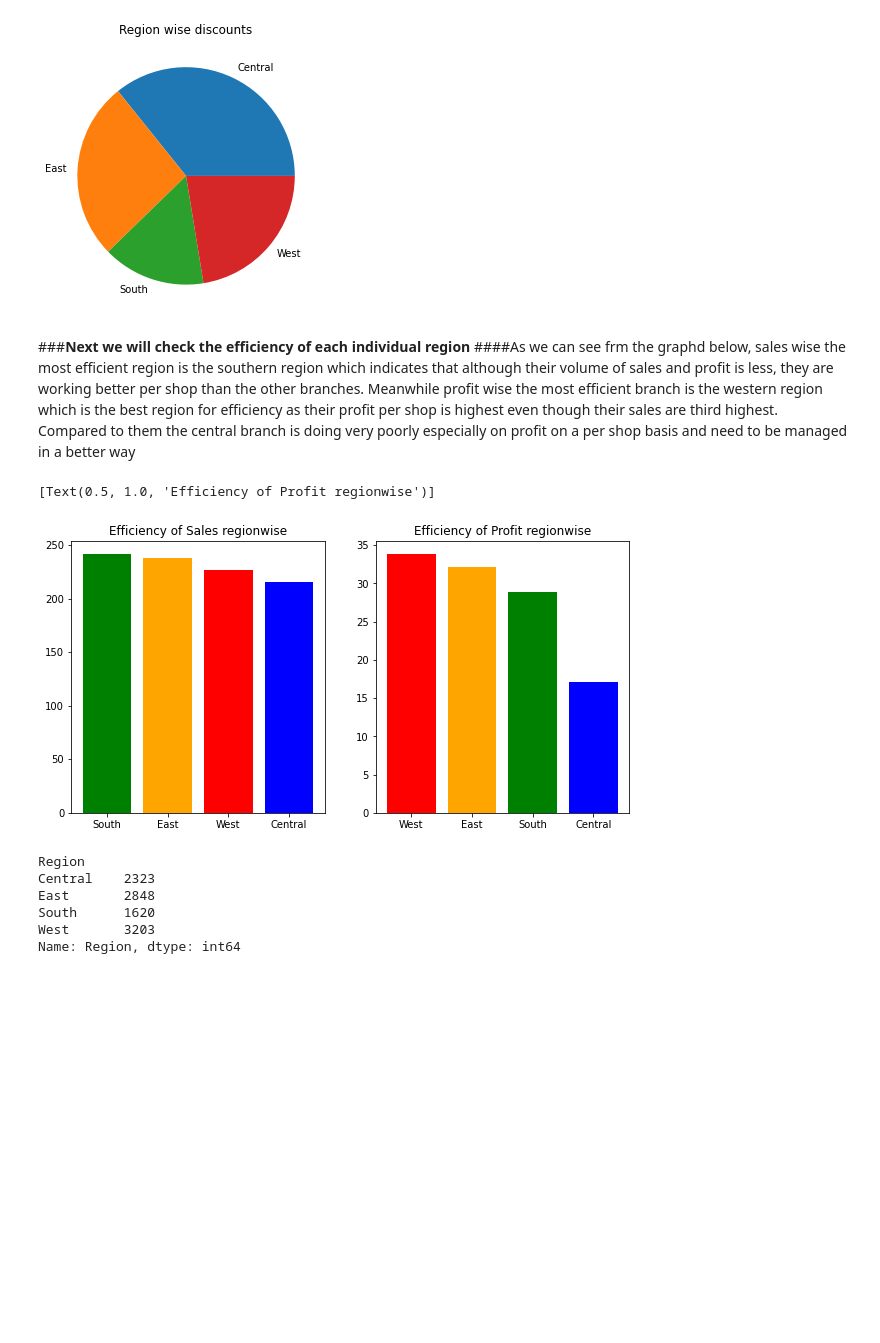
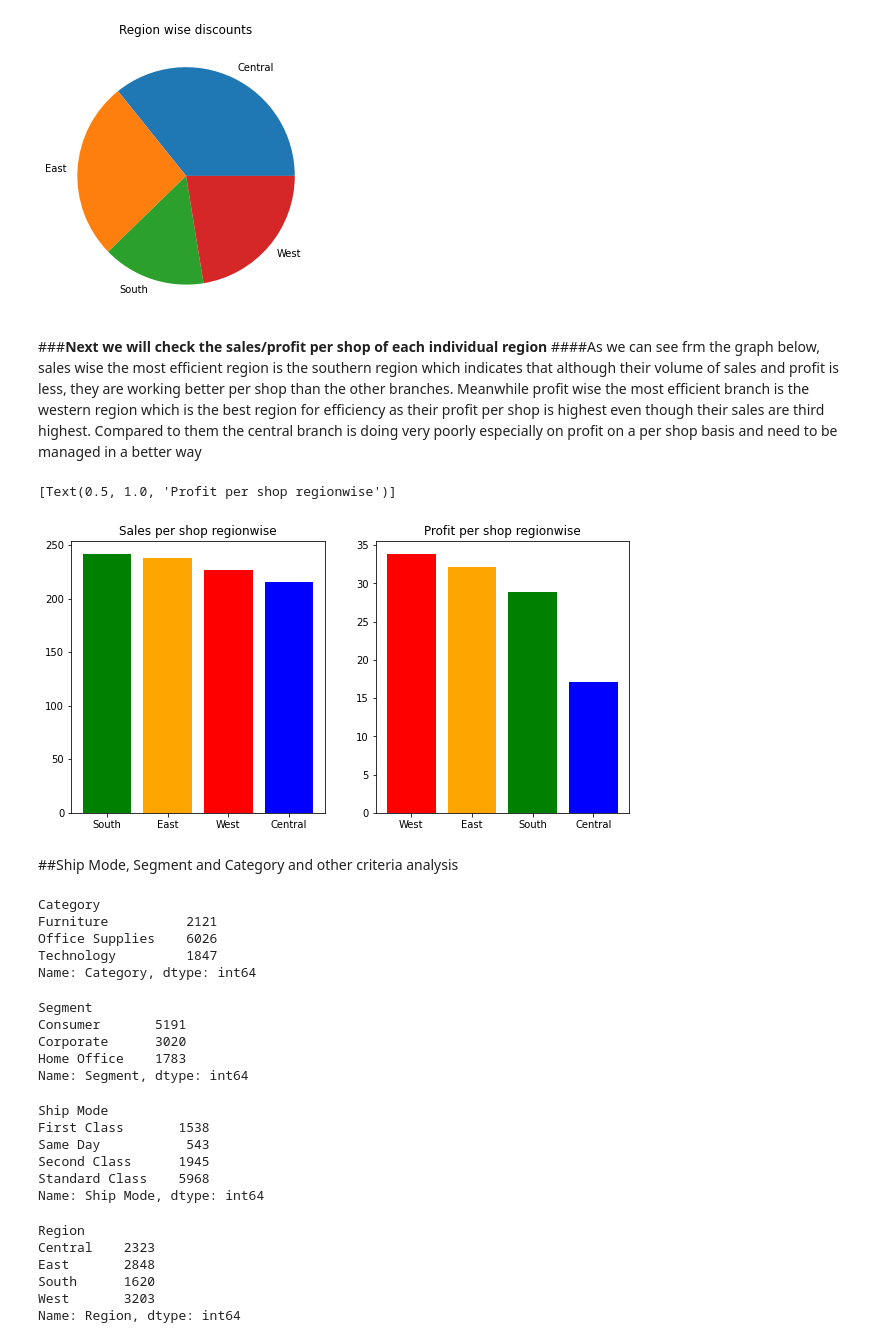
Before and after one commit to sury1999/Data-Analysis-Projects, a Jupyter notebook: Grip_Task_3_Exploratory_Data_Analysis.ipynb, the cells around one changed output. Saved outputs shown, nothing was run; the diff lists cells and outputs as text; code cells hidden in the pictures; blank space fills up the shorter version.

```diff
--- a/Grip_Task_3_Exploratory_Data_Analysis.ipynb
+++ b/Grip_Task_3_Exploratory_Data_Analysis.ipynb
@@ -61,21 +61,48 @@ df.groupby('Region')['Discount'].sum().plot(kind='pie', title='Region wise disco
 <matplotlib.axes._subplots.AxesSubplot at 0x...>
 [figure]
 # %% [markdown]
-###**Next we will check the efficiency of each individual region**
-####As we can see frm the graphd below, sales wise the most efficient region is the southern region which indicates that although their volume of sales and profit is less, they are working better per shop than the other branches. Meanwhile profit wise the most efficient branch is the western region which is the best region for efficiency as their profit per shop is highest even though their sales are third highest. Compared to them the central branch is doing very poorly especially on profit on a per shop basis and need to be managed in a better way
+###**Next we will check the sales/profit per shop of each individual region**
+####As we can see frm the graph below, sales wise the most efficient region is the southern region which indicates that although their volume of sales and profit is less, they are working better per shop than the other branches. Meanwhile profit wise the most efficient branch is the western region which is the best region for efficiency as their profit per shop is highest even though their sales are third highest. Compared to them the central branch is doing very poorly especially on profit on a per shop basis and need to be managed in a better way
 # %%
 fig, ax = plt.subplots(nrows=1, ncols=2, figsize=(10,5))
 n1 = df.groupby('Region')['Sales'].sum() / df.groupby('Region')['State'].count()
 n2 = df.groupby('Region')['Profit'].sum() / df.groupby('Region')['State'].count()
 n1 = n1.sort_values(ascending=False)
 n2 = n2.sort_values(ascending=False)
 ax[0].bar(['South', 'East', 'West', 'Central'], n1, color= ['green', 'orange', 'red', 'blue'])
-ax[0].set(title='Efficiency of Sales regionwise')
+ax[0].set(title='Sales per shop regionwise')
 ax[1].bar(['West', 'East', 'South', 'Central'], n2, color= ['red', 'orange', 'green', 'blue'])
-ax[1].set(title='Efficiency of Profit regionwise')
+ax[1].set(title='Profit per shop regionwise')
 # %% [output]
-[Text(0.5, 1.0, 'Efficiency of Profit regionwise')]
+[Text(0.5, 1.0, 'Profit per shop regionwise')]
-[figure, old version]
+[figure, new version]
+# %% [markdown]
+##Ship Mode, Segment and Category and other criteria analysis
+# %%
+df.groupby('Category')['Category'].count()
+# %% [output]
+Category
+Furniture          2121
+Office Supplies    6026
+Technology         1847
+Name: Category, dtype: int64
+# %%
+df.groupby('Segment')['Segment'].count()
+# %% [output]
+Segment
+Consumer       5191
+Corporate      3020
+Home Office    1783
+Name: Segment, dtype: int64
+# %%
+df.groupby('Ship Mode')['Ship Mode'].count()
+# %% [output]
+Ship Mode
+First Class       1538
+Same Day           543
+Second Class      1945
+Standard Class    5968
+Name: Ship Mode, dtype: int64
 # %%
 df.groupby('Region')['Region'].count()
 # %% [output]
```
